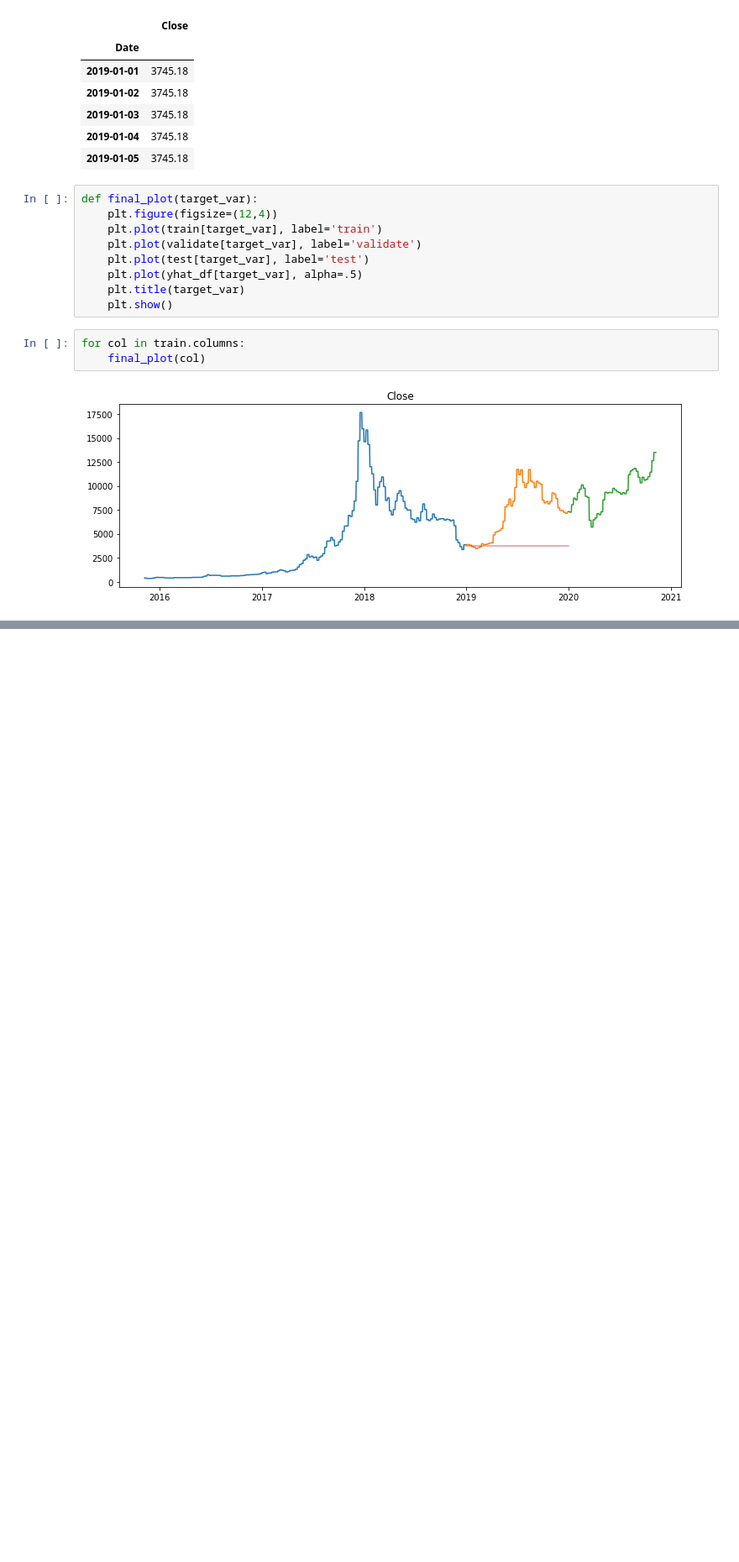
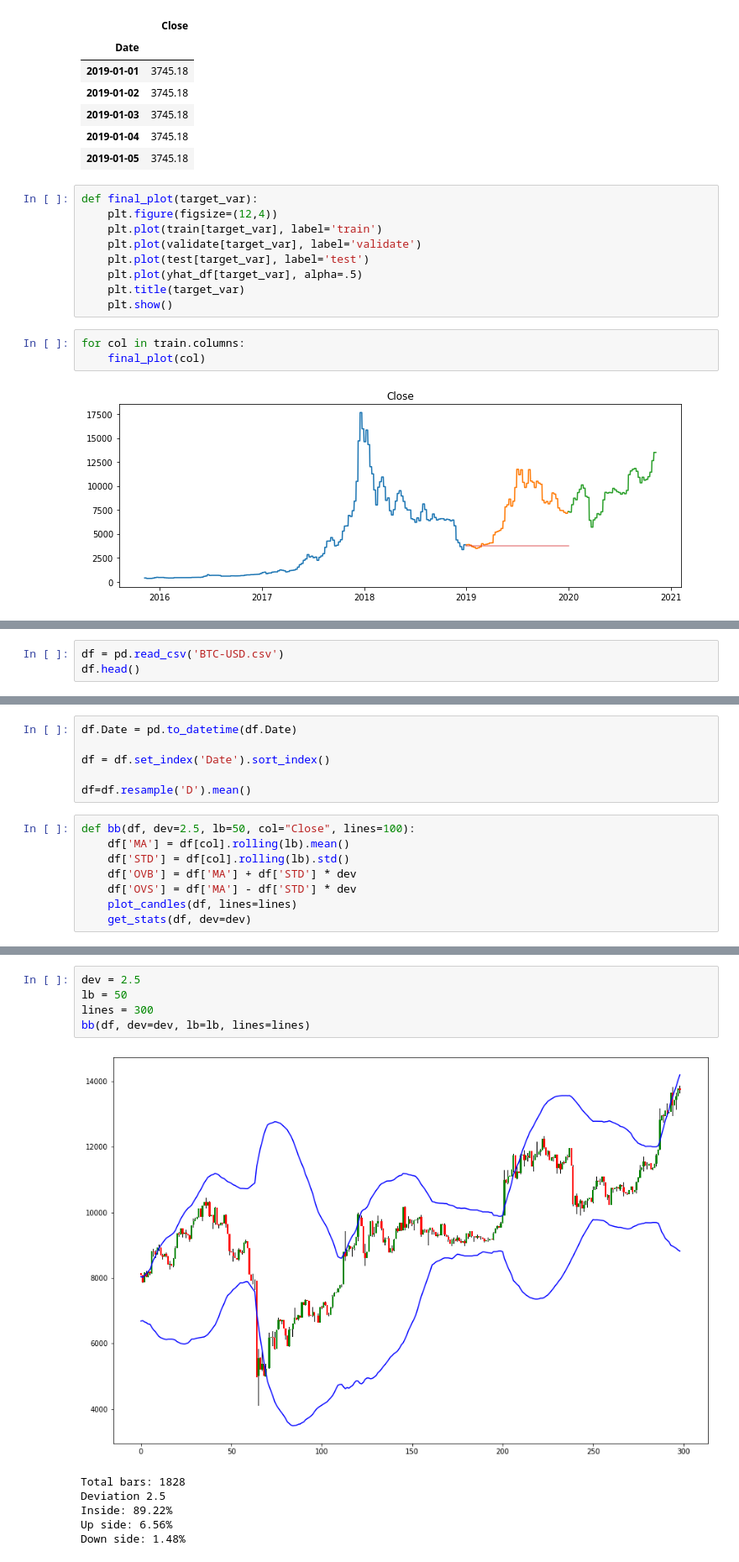
Before and after one commit to AI-Gomez/time-series-exercises, a Jupyter notebook: model-BTC.ipynb, the cells around one changed output, grey strips where cells are left out. Shown: that part at 84% size. Cells and saved outputs as stored; diff of their text form; blank space fills up the shorter version.

```diff
--- a/model-BTC.ipynb
+++ b/model-BTC.ipynb
@@ -476,0 +479,3 @@ for col in train.columns:
+# %%
+df = pd.read_csv('BTC-USD.csv')
+df.head()
@@ -476,0 +489,14 @@ for col in train.columns:
+# %%
+df.Date = pd.to_datetime(df.Date)
+
+df = df.set_index('Date').sort_index()
+
+df=df.resample('D').mean()
+# %%
+def bb(df, dev=2.5, lb=50, col="Close", lines=100):
+    df['MA'] = df[col].rolling(lb).mean()
+    df['STD'] = df[col].rolling(lb).std()
+    df['OVB'] = df['MA'] + df['STD'] * dev
+    df['OVS'] = df['MA'] - df['STD'] * dev
+    plot_candles(df, lines=lines)
+    get_stats(df, dev=dev)
@@ -476,0 +534,12 @@ for col in train.columns:
+# %%
+dev = 2.5
+lb = 50
+lines = 300
+bb(df, dev=dev, lb=lb, lines=lines)
+# %% [output]
+[figure, added]
+Total bars: 1828
+Deviation 2.5
+Inside: 89.22%
+Up side: 6.56%
+Down side: 1.48%
```
Also changed, not shown: parts of 8 cells of this notebook.
